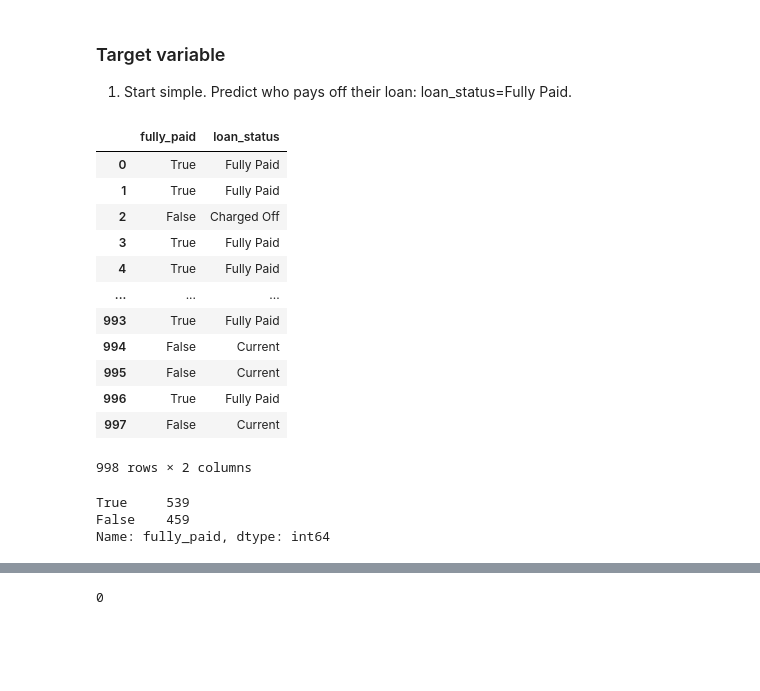
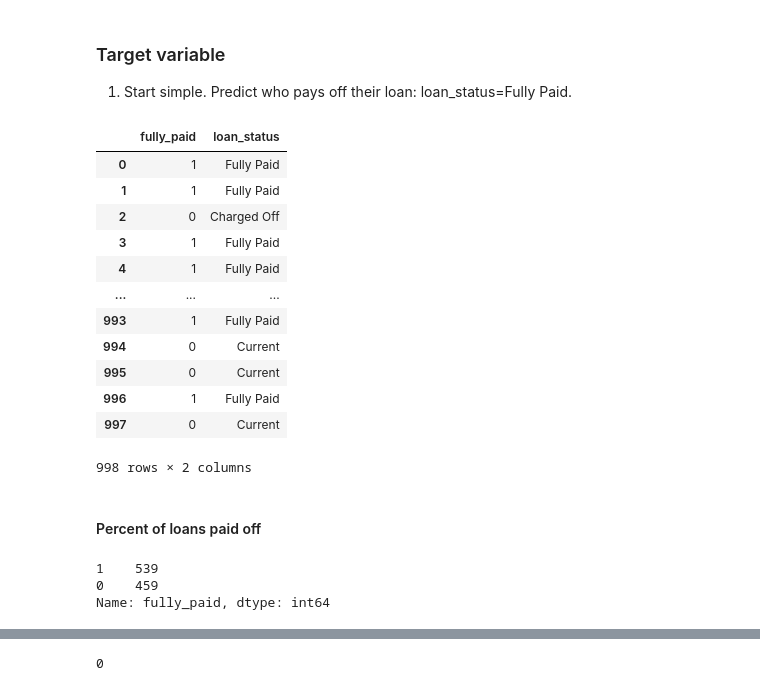
Before and after one commit to PipCourbois/LendingClubModels, a Jupyter notebook: LendingClub_EDA_and_Training.ipynb, the cells around one changed output, grey strips where cells are left out. Cells and saved outputs as stored; diff of their text form; code cells hidden in the pictures; blank space fills up the shorter version.

```diff
--- a/LendingClub_EDA_and_Training.ipynb
+++ b/LendingClub_EDA_and_Training.ipynb
@@ -53,28 +52,27 @@ settlement_term
 
 1. Start simple.  Predict who pays off their loan:  loan_status=Fully Paid.
 # %%
-# LC_raw[['loan_status']].apply(lambda x: 1 if x ==  'Fully Paid' else 0)
-
-LC_raw['fully_paid'] = LC_raw['loan_status'] == "Fully Paid"
-
+LC_raw['fully_paid'] = (LC_raw['loan_status'] == "Fully Paid").astype(int)
 LC_raw[['fully_paid','loan_status']]
 # %% [output]
 |  | fully_paid | loan_status |
-| 0 | True | Fully Paid |
-| 1 | True | Fully Paid |
-| 2 | False | Charged Off |
-| 3 | True | Fully Paid |
-| 4 | True | Fully Paid |
+| 0 | 1 | Fully Paid |
+| 1 | 1 | Fully Paid |
+| 2 | 0 | Charged Off |
+| 3 | 1 | Fully Paid |
+| 4 | 1 | Fully Paid |
 | ... | ... | ... |
-| 993 | True | Fully Paid |
-| 994 | False | Current |
-| 995 | False | Current |
-| 996 | True | Fully Paid |
-| 997 | False | Current |
+| 993 | 1 | Fully Paid |
+| 994 | 0 | Current |
+| 995 | 0 | Current |
+| 996 | 1 | Fully Paid |
+| 997 | 0 | Current |
 998 rows × 2 columns
+# %% [markdown]
+#### Percent of loans paid off
 # %%
 LC_raw['fully_paid'].value_counts()
 # %% [output]
-True     539
-False    459
+1    539
+0    459
 Name: fully_paid, dtype: int64
```
Also changed, not shown: parts of 52 cells of this notebook.
